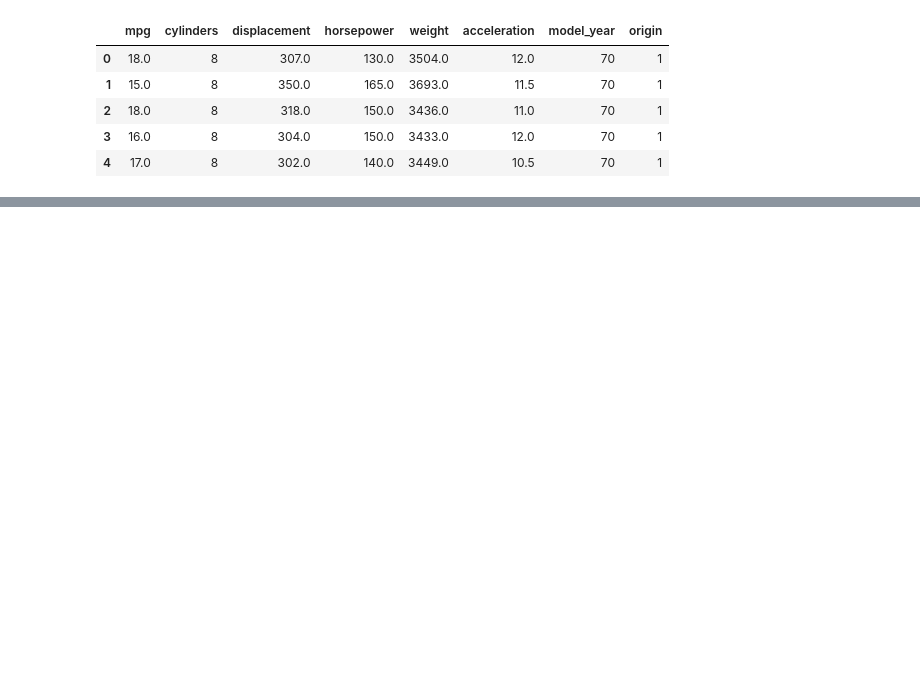
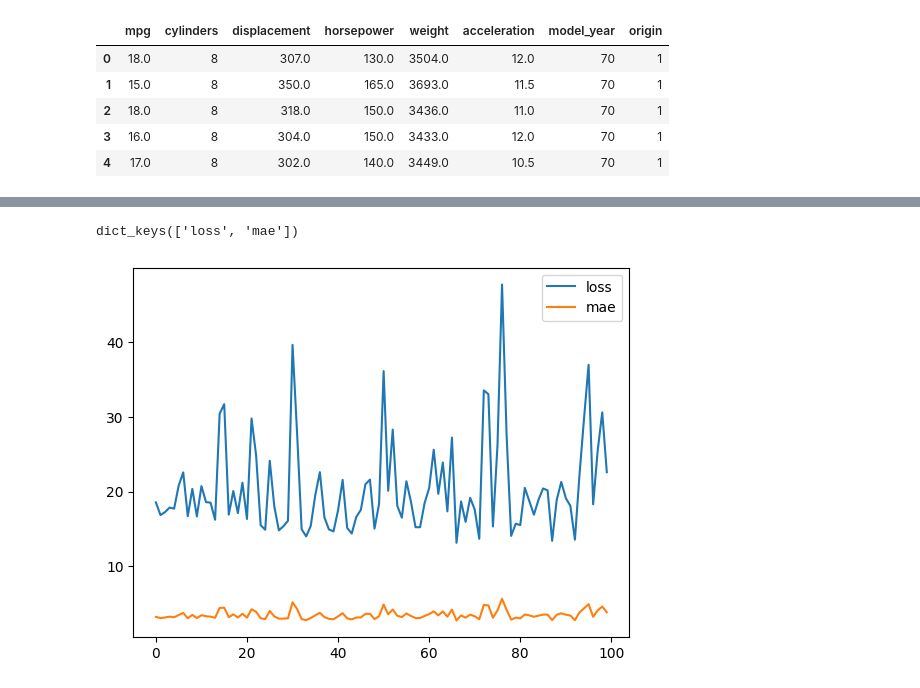
Before and after one commit to shared-repo/human-da, a Jupyter notebook: workspace/dl-basic/dl_example_06.ipynb, the cells around one changed output, grey strips where cells are left out. Drawn from its saved outputs; the diff is of its cells as text; code cells hidden in the pictures; blank space fills up the shorter version.

```diff
--- a/workspace/dl-basic/dl_example_06.ipynb
+++ b/workspace/dl-basic/dl_example_06.ipynb
@@ -37,0 +38,9 @@ dtype: int64
+# %%
+# 데이터 준비 2-2
+
+ohe_orgin = pd.get_dummies(X['origin']).astype(int)
+X = pd.concat([X.drop('origin', axis=1), ohe_orgin], axis=1)
+X.rename(columns={1: "USA", 2: "Europe", 3: "Japan"}, inplace=True)
+X.head()
+
+X = X.values
@@ -37,0 +51,18 @@ dtype: int64
+# %%
+# 모델 구조 설계
+
+model = tf_keras.Sequential()
+model.add(tf_keras.layers.Input(shape=(9, )))
+model.add(tf_keras.layers.Dense(64, activation='relu'))
+model.add(tf_keras.layers.Dense(32, activation='relu'))
+model.add(tf_keras.layers.Dense(1)) # 회귀 모델의 경우 출력층의 유닛갯수는 1
+# %%
+# 모델 훈련 설계
+
+model.compile(loss="mse",
+              optimizer="adam",
+              metrics=['mae'])
+# %%
+# 모델 학습 (훈련)
+
+fit_history = model.fit(X, y, batch_size=16, epochs=100)
@@ -37,0 +77,11 @@ dtype: int64
+# %%
+fit_history.history.keys()
+# %% [output]
+dict_keys(['loss', 'mae'])
+# %%
+plt.plot(fit_history.epoch, fit_history.history['loss'], label="loss")
+plt.plot(fit_history.epoch, fit_history.history['mae'], label="mae")
+plt.legend()
+plt.show()
+# %% [output]
+[figure, added]
```
Also changed, not shown: parts of 4 cells of this notebook.
